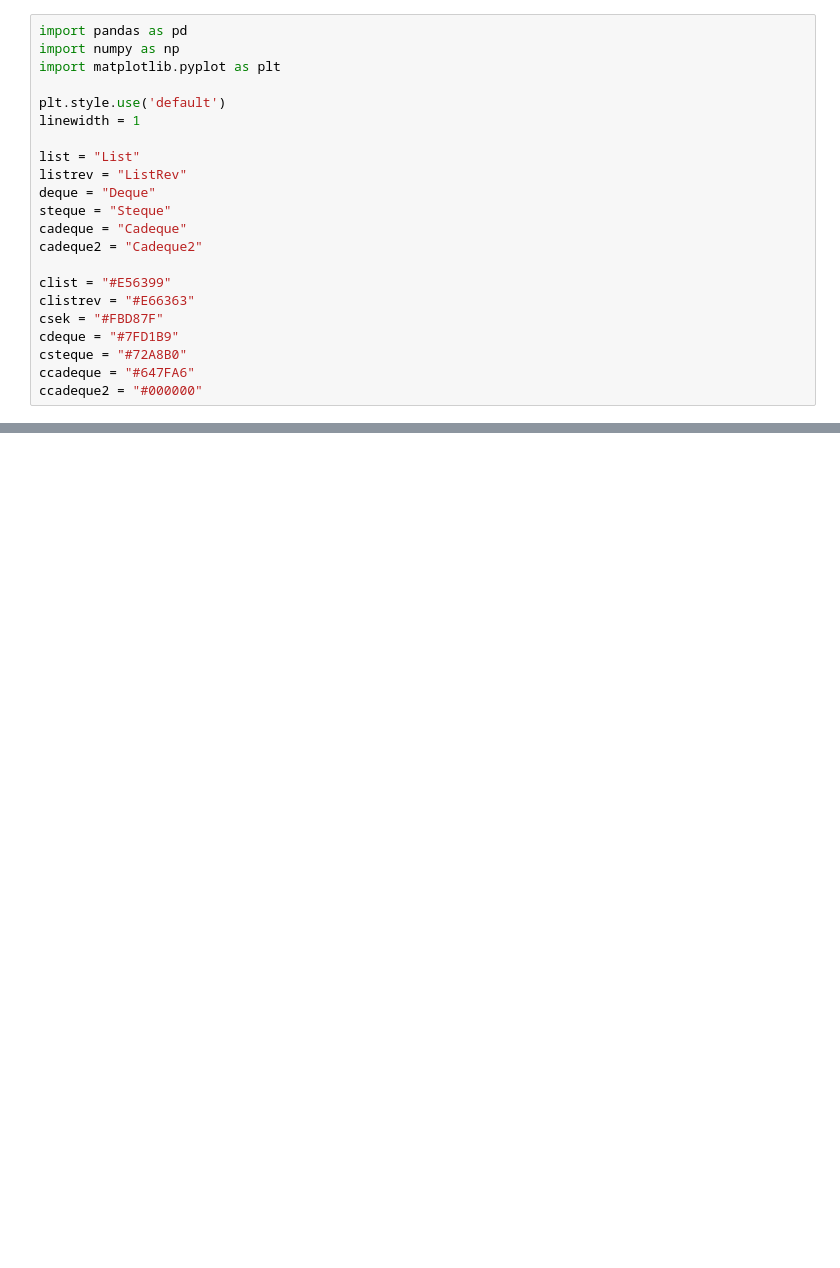
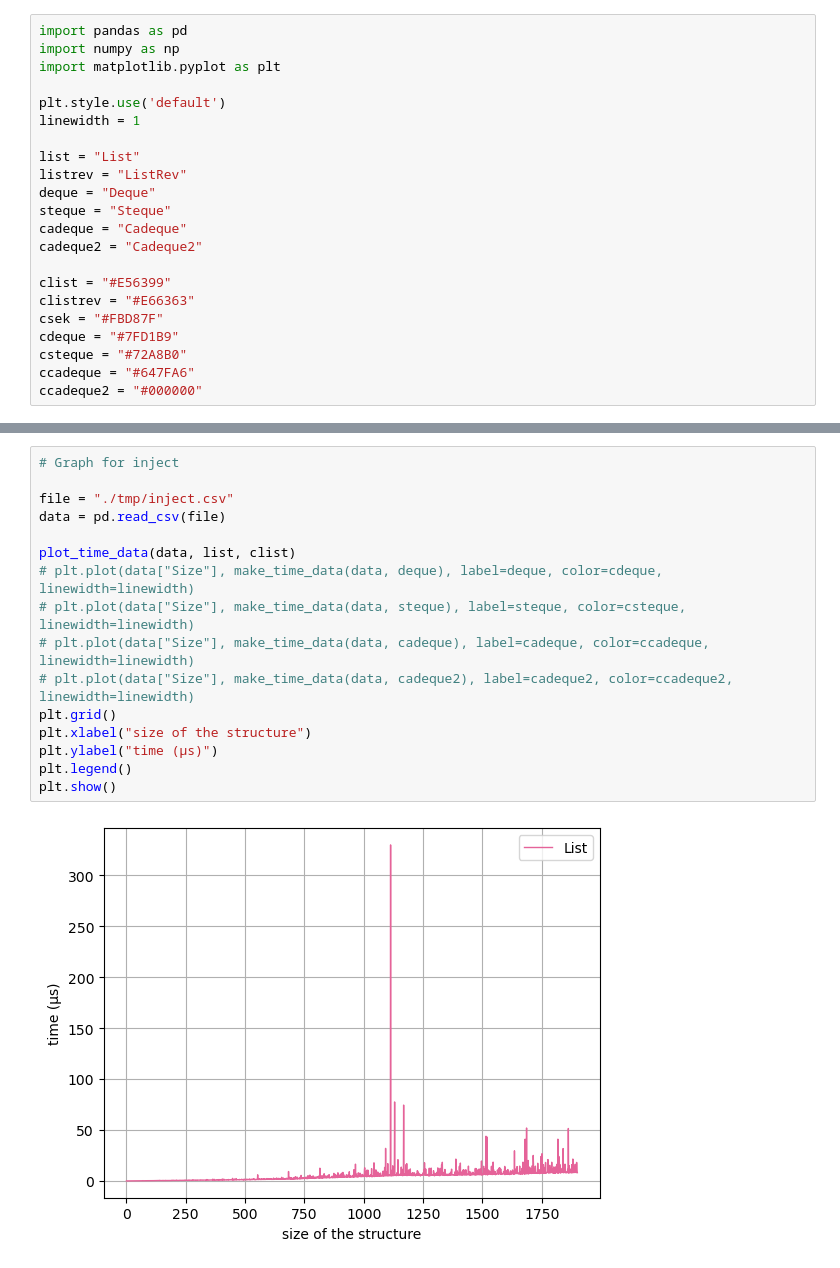
Before and after one commit to JulesViennotFranca/VerifiedCatenableDeque, a Jupyter notebook: bench/graphics.ipynb, the cells around one changed output, grey strips where cells are left out. Saved outputs shown, nothing was run; the diff lists cells and outputs as text; blank space fills up the shorter version.

```diff
--- a/bench/graphics.ipynb
+++ b/bench/graphics.ipynb
@@ -68 +110,19 @@ plt.show()
+# %%
+# Graph for inject
+
+file = "./tmp/inject.csv"
+data = pd.read_csv(file)
+
+plot_time_data(data, list, clist)
+# plt.plot(data["Size"], make_time_data(data, deque), label=deque, color=cdeque, linewidth=linewidth)
+# plt.plot(data["Size"], make_time_data(data, steque), label=steque, color=csteque, linewidth=linewidth)
+# plt.plot(data["Size"], make_time_data(data, cadeque), label=cadeque, color=ccadeque, linewidth=linewidth)
+# plt.plot(data["Size"], make_time_data(data, cadeque2), label=cadeque2, color=ccadeque2, linewidth=linewidth)
+plt.grid()
+plt.xlabel("size of the structure")
+plt.ylabel("time (µs)")
+plt.legend()
+plt.show()
+# %% [output]
+[figure, added]
 # %%
```
Also changed, not shown: parts of 7 cells of this notebook, 18 other files.
